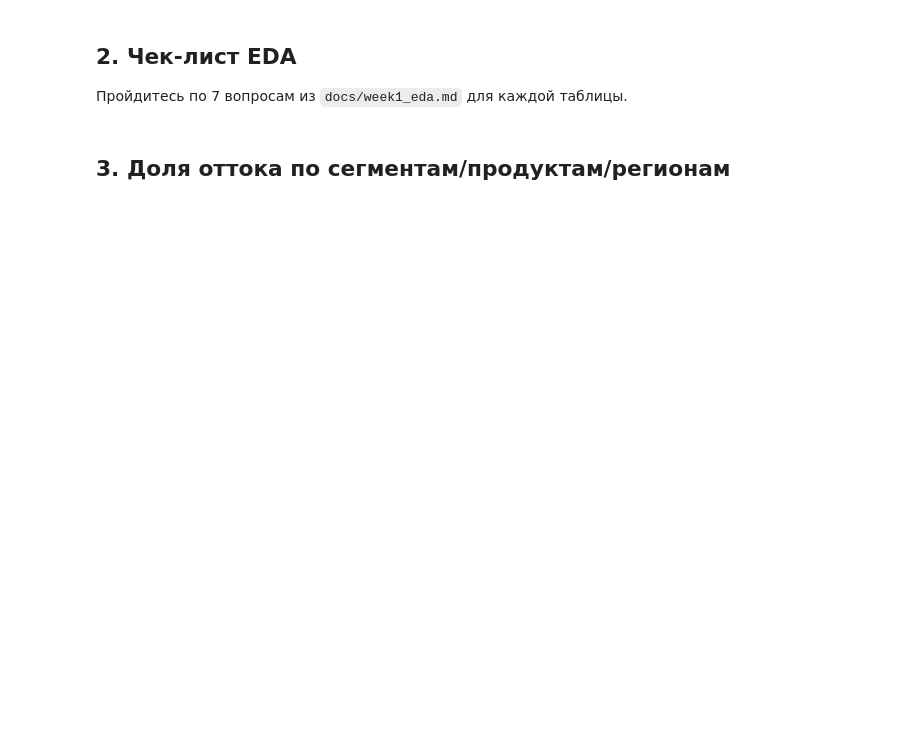
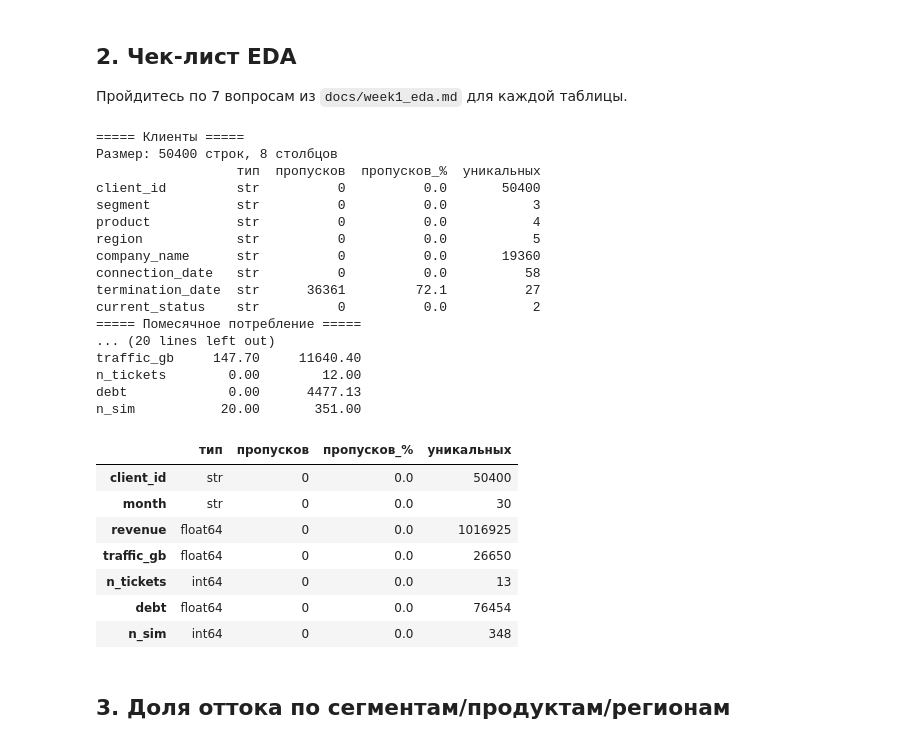
Before and after one commit to k1sur1n/b2b-churn-internship, a Jupyter notebook: notebooks/01_eda.ipynb, the cells around one changed output. Drawn from its saved outputs; the diff is of its cells as text; code cells hidden in the pictures; blank space fills up the shorter version.

```diff
--- a/notebooks/01_eda.ipynb
+++ b/notebooks/01_eda.ipynb
@@ -33,2 +33,31 @@ print(clients.shape, usage.shape)
+# %%
+explore(clients, 'Клиенты')
+explore(usage, 'Помесячное потребление')
+# %% [output]
+===== Клиенты =====
+Размер: 50400 строк, 8 столбцов
+                  тип  пропусков  пропусков_%  уникальных
+client_id         str          0          0.0       50400
+segment           str          0          0.0           3
+product           str          0          0.0           4
+region            str          0          0.0           5
+company_name      str          0          0.0       19360
+connection_date   str          0          0.0          58
+termination_date  str      36361         72.1          27
+current_status    str          0          0.0           2
+===== Помесячное потребление =====
+... (20 lines left out)
+traffic_gb     147.70     11640.40
+n_tickets        0.00        12.00
+debt             0.00      4477.13
+n_sim           20.00       351.00
+|  | тип | пропусков | пропусков_% | уникальных |
+| client_id | str | 0 | 0.0 | 50400 |
+| month | str | 0 | 0.0 | 30 |
+| revenue | float64 | 0 | 0.0 | 1016925 |
+| traffic_gb | float64 | 0 | 0.0 | 26650 |
+| n_tickets | int64 | 0 | 0.0 | 13 |
+| debt | float64 | 0 | 0.0 | 76454 |
+| n_sim | int64 | 0 | 0.0 | 348 |
 # %% [markdown]
 ## 3. Доля оттока по сегментам/продуктам/регионам
```
Also changed, not shown: parts of 8 cells of this notebook, 1 other file.
